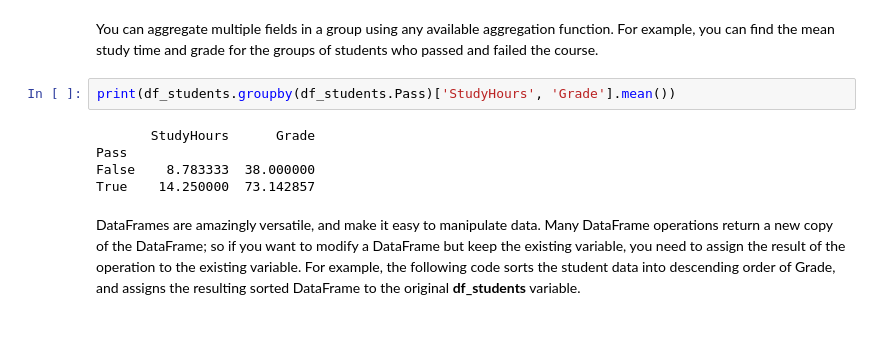
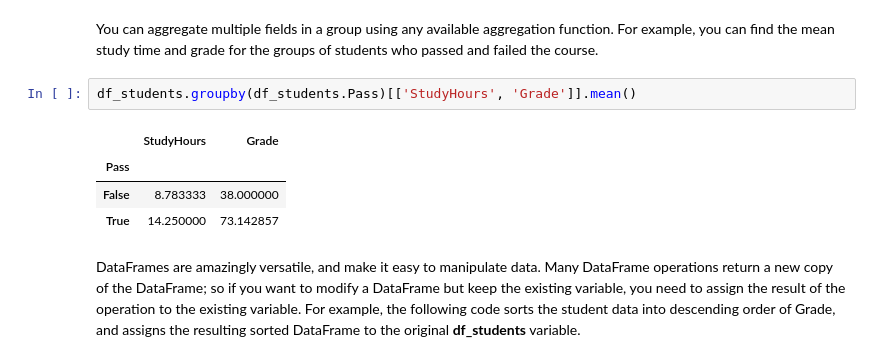
Before and after one commit to jarviscanada/jarvis_data_eng_WilsonVuu, a Jupyter notebook: python_data_analytics/python_data_wrangling/data_wrangling_learning.ipynb, the cells around one changed output. Saved outputs shown, nothing was run; the diff lists cells and outputs as text; blank space fills up the shorter version.

```diff
--- a/python_data_analytics/python_data_wrangling/data_wrangling_learning.ipynb
+++ b/python_data_analytics/python_data_wrangling/data_wrangling_learning.ipynb
@@ -438,12 +438,12 @@ Name: Name, dtype: int64
 # %% [markdown]
 You can aggregate multiple fields in a group using any available aggregation function. For example, you can find the mean study time and grade for the groups of students who passed and failed the course.
 # %%
-print(df_students.groupby(df_students.Pass)['StudyHours', 'Grade'].mean())
+df_students.groupby(df_students.Pass)[['StudyHours', 'Grade']].mean()
 # %% [output]
-       StudyHours      Grade
-Pass
-False    8.783333  38.000000
-True    14.250000  73.142857
+|  | StudyHours | Grade |
+| Pass |  |  |
+| False | 8.783333 | 38.000000 |
+| True | 14.250000 | 73.142857 |
 # %% [markdown]
 DataFrames are amazingly versatile, and make it easy to manipulate data. Many DataFrame operations return a new copy of the DataFrame; so if you want to modify a DataFrame but keep the existing variable, you need to assign the result of the operation to the existing variable. For example, the following code sorts the student data into descending order of Grade, and assigns the resulting sorted DataFrame to the original **df_students** variable.
 # %%
```
Also changed, not shown: parts of 34 cells of this notebook, 5 other files.
